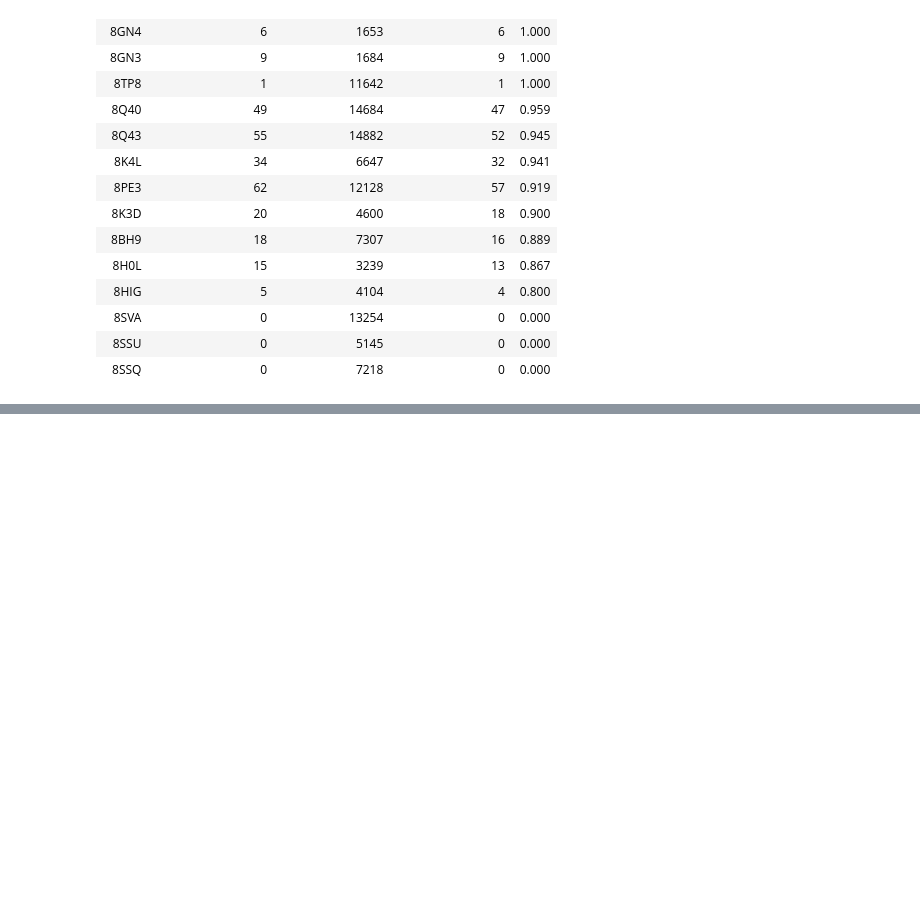
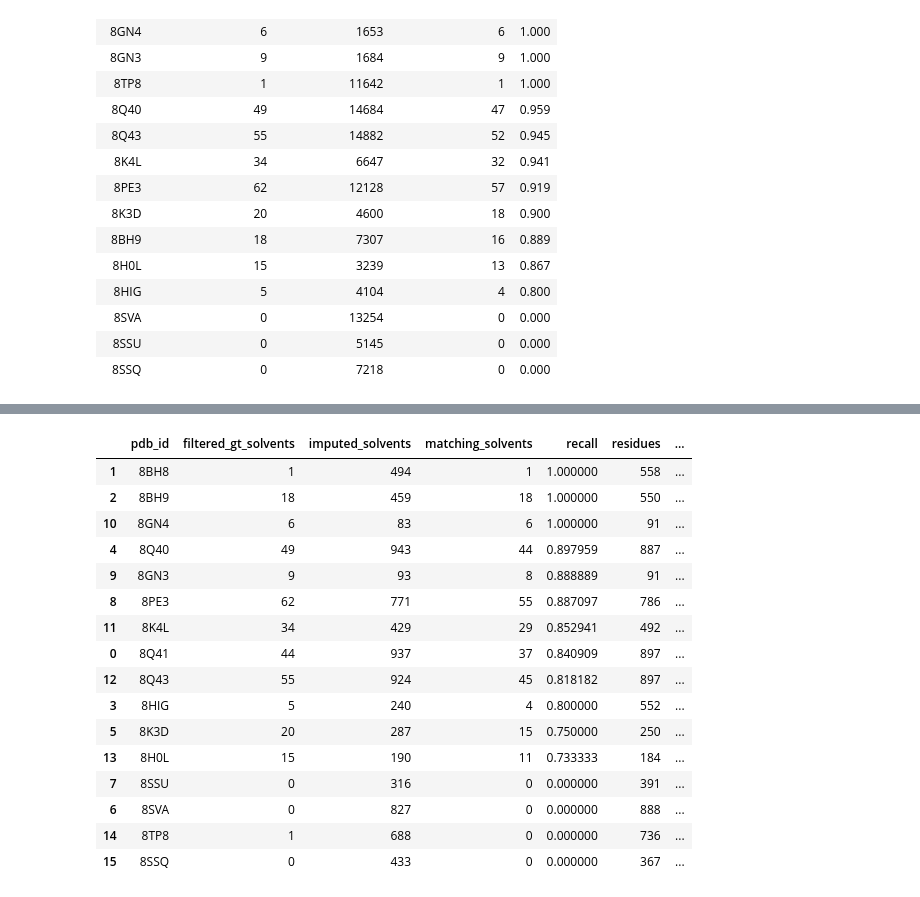
Before and after one commit to gloriayma/water_conservation, a Jupyter notebook: imputation/impute_solvents.ipynb, the cells around one changed output, grey strips where cells are left out. Saved outputs shown, nothing was run; the diff lists cells and outputs as text; code cells hidden in the pictures; blank space fills up the shorter version.

Commit message:
helper to count number of residues in structure

```diff
--- a/imputation/impute_solvents.ipynb
+++ b/imputation/impute_solvents.ipynb
@@ -627,3 +649,24 @@ Number of surviving waters after clash with other waters: 7218
 | 8SVA | 0 | 13254 | 0 | 0.000 |
 | 8SSU | 0 | 5145 | 0 | 0.000 |
 | 8SSQ | 0 | 7218 | 0 | 0.000 |
+# %%
+import pandas as pd
+
+ID_LIST = ["8Q41", "8BH8", "8BH9", "8HIG", "8Q40", "8K3D", "8SVA", "8SSU", "8PE3", "8GN3", "8GN4", "8K4L", "8Q43", "8H0L", "8TP8", "8SSQ"]
+
+rows = []
+for pdb_id in ID_LIST:
+    result = recall_result(pdb_id, recall_threshold=2.0, protein_clash_rad=2.2, solvent_clash_rad=3.0, max_hbond_length=3.5)
+    rows.append(
+        {
+            "pdb_id": pdb_id,
+            "filtered_gt_solvents": result.num_waters_a,
+            "imputed_solvents": result.num_waters_b,
+            "matching_solvents": result.num_matching_waters,
+            "recall": result.recall,
+            "residues": count_stripped_gt_residues(pdb_id),
+        }
+    )
+
+results_df = pd.DataFrame(rows).sort_values("recall", ascending=False)
+results_df.style.format({"recall": "{:.3f}"}).hide(axis="index")
@@ -629,0 +708,22 @@ Number of surviving waters after clash with other waters: 7218
+# %%
+results_df["ratio_imputed_to_residues"] = results_df["imputed_solvents"] / results_df["residues"]
+# %%
+results_df
+# %% [output]
+|  | pdb_id | filtered_gt_solvents | imputed_solvents | matching_solvents | recall | residues | ... |
+| 1 | 8BH8 | 1 | 494 | 1 | 1.000000 | 558 | ... |
+| 2 | 8BH9 | 18 | 459 | 18 | 1.000000 | 550 | ... |
+| 10 | 8GN4 | 6 | 83 | 6 | 1.000000 | 91 | ... |
+| 4 | 8Q40 | 49 | 943 | 44 | 0.897959 | 887 | ... |
+| 9 | 8GN3 | 9 | 93 | 8 | 0.888889 | 91 | ... |
+| 8 | 8PE3 | 62 | 771 | 55 | 0.887097 | 786 | ... |
+| 11 | 8K4L | 34 | 429 | 29 | 0.852941 | 492 | ... |
+| 0 | 8Q41 | 44 | 937 | 37 | 0.840909 | 897 | ... |
+| 12 | 8Q43 | 55 | 924 | 45 | 0.818182 | 897 | ... |
+| 3 | 8HIG | 5 | 240 | 4 | 0.800000 | 552 | ... |
+| 5 | 8K3D | 20 | 287 | 15 | 0.750000 | 250 | ... |
+| 13 | 8H0L | 15 | 190 | 11 | 0.733333 | 184 | ... |
+| 7 | 8SSU | 0 | 316 | 0 | 0.000000 | 391 | ... |
+| 6 | 8SVA | 0 | 827 | 0 | 0.000000 | 888 | ... |
+| 14 | 8TP8 | 1 | 688 | 0 | 0.000000 | 736 | ... |
+| 15 | 8SSQ | 0 | 433 | 0 | 0.000000 | 367 | ... |
```
Also changed, not shown: parts of 5 cells of this notebook, 1 other file.
